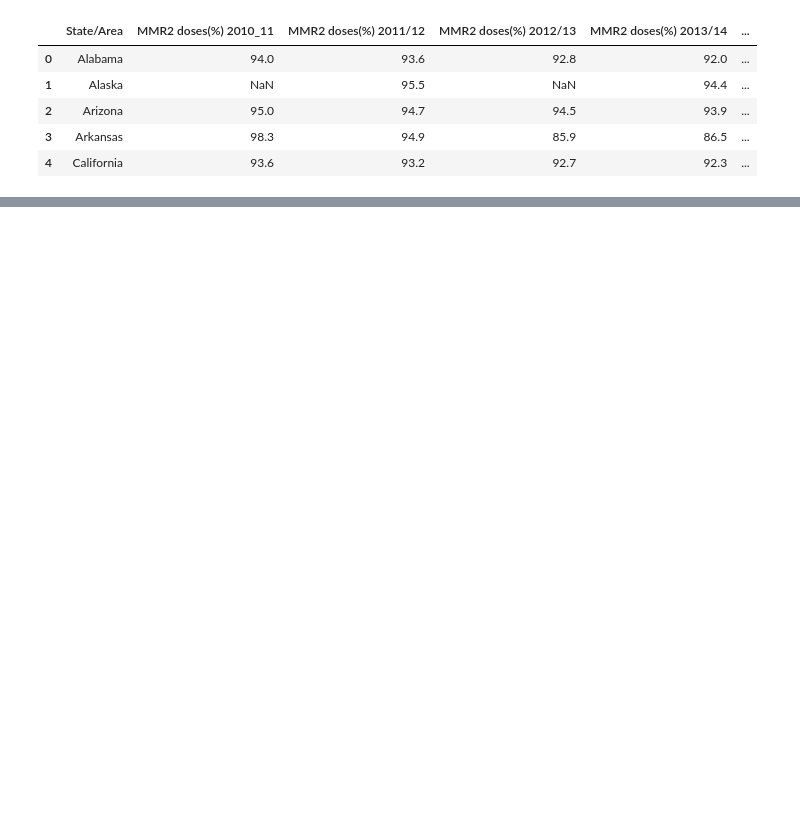
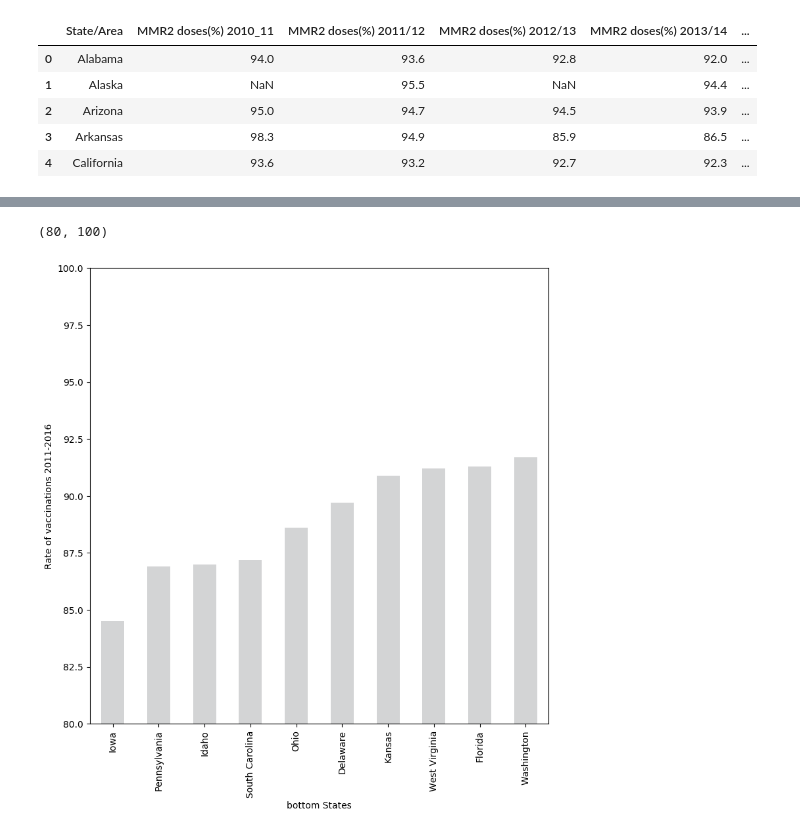
Before and after one commit to IoannisAntypas/Data_projects, a Jupyter notebook: data_project_1/Code/Data-Studios-Project_1_Data_manipulation.ipynb, the cells around one changed output, grey strips where cells are left out. Saved outputs shown, nothing was run; the diff lists cells and outputs as text; code cells hidden in the pictures; blank space fills up the shorter version.

```diff
--- a/data_project_1/Code/Data-Studios-Project_1_Data_manipulation.ipynb
+++ b/data_project_1/Code/Data-Studios-Project_1_Data_manipulation.ipynb
@@ -732,0 +789,10 @@ df_outbreaks_USA3.groupby('Location')['Cases'].sum().sort_values().plot(kind='ba
+# %%
+ax = df_population.groupby('Location')['mean'].sum().dropna().sort_values().head(10).plot(kind='bar', x='Location',color='#d3d4d5', y='cases_pc', figsize=(9,9))
+ax.set_xlabel("bottom States")
+ax.set_ylabel("Rate of vaccinations 2011-2016")
+ax.set_autoscaley_on(False)
+
+ax.set_ylim([80,100])
+# %% [output]
+(80, 100)
+[figure, added]
```
Also changed, not shown: parts of 40 cells of this notebook, 48 other files.
